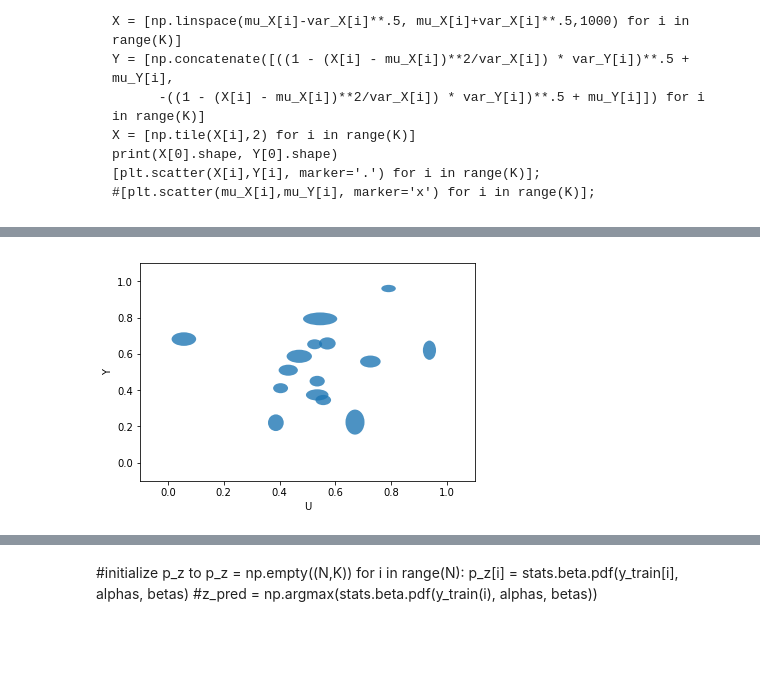
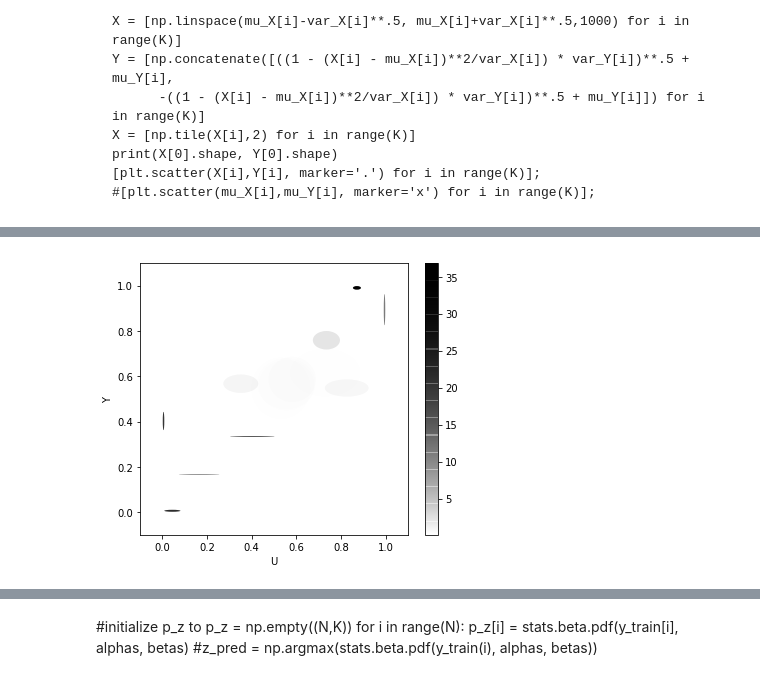
Before and after one commit to clintonjwang/conditional_nets, a Jupyter notebook: mnist_model.ipynb, the cells around one changed output, grey strips where cells are left out. Cells and saved outputs as stored; diff of their text form; code cells hidden in the pictures; blank space fills up the shorter version.

```diff
--- a/mnist_model.ipynb
+++ b/mnist_model.ipynb
@@ -143,0 +155,14 @@ for t in range(5001):
+# %%
+x = test_loader.dataset.imgs.float().cuda()
+u = test_loader.dataset.huy[:,1].float().cuda()
+y = test_loader.dataset.huy[:,-1].numpy()
+true_dev = np.abs(np.round(y*6) - y_noiseless_test).sum()/y_test.size
+true_acc = (np.round(y*6) == y_noiseless_test).sum()/y_test.size
+
+p_Y_UX = classify(model, x, u)
+Y_pred = p_Y_UX.max(1)[1].cpu().numpy()
+avg_dev = np.abs(np.round(y*6) - Y_pred).sum()/y_test.size
+avg_acc = (np.round(y*6) == Y_pred).sum()/y_test.size
+
+print("Mean deviation: %.3f/%.3f" % (avg_dev, true_dev))
+print("Accuracy: %.1f%%/%.1f%%" % (avg_acc*100, true_acc*100))
@@ -143,0 +172,7 @@ for t in range(5001):
+# %%
+cuda_to_np = lambda x: torch.exp(x).detach().cpu().numpy()[0]
+a1 = cuda_to_np(model.a_u)
+a2 = cuda_to_np(model.a_y)
+b1 = cuda_to_np(model.b_u)
+b2 = cuda_to_np(model.b_y)
+p_z = cuda_to_np(model.p_z)
@@ -342,30 +328,38 @@ plt.ylim(-.1,1.1)
 # %%
-def plot_beta_2d_pdf(a1,b1,a2,b2):
-    cuda_to_np = lambda x: x.detach().cpu().numpy()[0]
+def plot_beta_2d_pdf(a1,b1,a2,b2, p_z=None):
     a1 = cuda_to_np(a1)
+    b1 = cuda_to_np(b1)
     a2 = cuda_to_np(a2)
-    b1 = cuda_to_np(b1)
     b2 = cuda_to_np(b2)
-
     mu_X = stats.beta.mean(a1,b1)
     mu_Y = stats.beta.mean(a2,b2)
     sig_X = stats.beta.var(a1,b1)**.5
     sig_Y = stats.beta.var(a2,b2)**.5
-    fig, ax = plt.subplots()
+
+    fig, ax = plt.subplots(figsize=(6,5))
 
     patches = []
     for x1, y1, rx, ry in zip(mu_X, mu_Y, sig_X, sig_Y):
         ell = Ellipse((x1, y1), rx, ry)
         patches.append(ell)
 
-    p = PatchCollection(patches, alpha=0.8)
+    p = PatchCollection(patches)
+
+    if p_z is not None:
+        p_z = cuda_to_np(p_z)
+        p.set_array(np.array(p_z/sig_X/sig_Y))
+        p.set_cmap(alpha_cm)
+        #p.set_clim(0, round(np.max(p_z/sig_X/sig_Y)))
+
     ax.add_collection(p)
+    if p_z is not None:
+        fig.colorbar(p, ax=ax)
 
     plt.xlim(-.1,1.1)
     plt.ylim(-.1,1.1)
 # %%
-plot_beta_2d_pdf(model.a_u, model.b_u, model.a_y, model.b_y)
+plot_beta_2d_pdf(model.a_u, model.b_u, model.a_y, model.b_y, model.p_z)
 plt.xlabel('U');
 plt.ylabel('Y');
 # %% [output]
-[figure, old version]
+[figure, new version]
```
Also changed, not shown: parts of 66 cells of this notebook, 2 other files.
